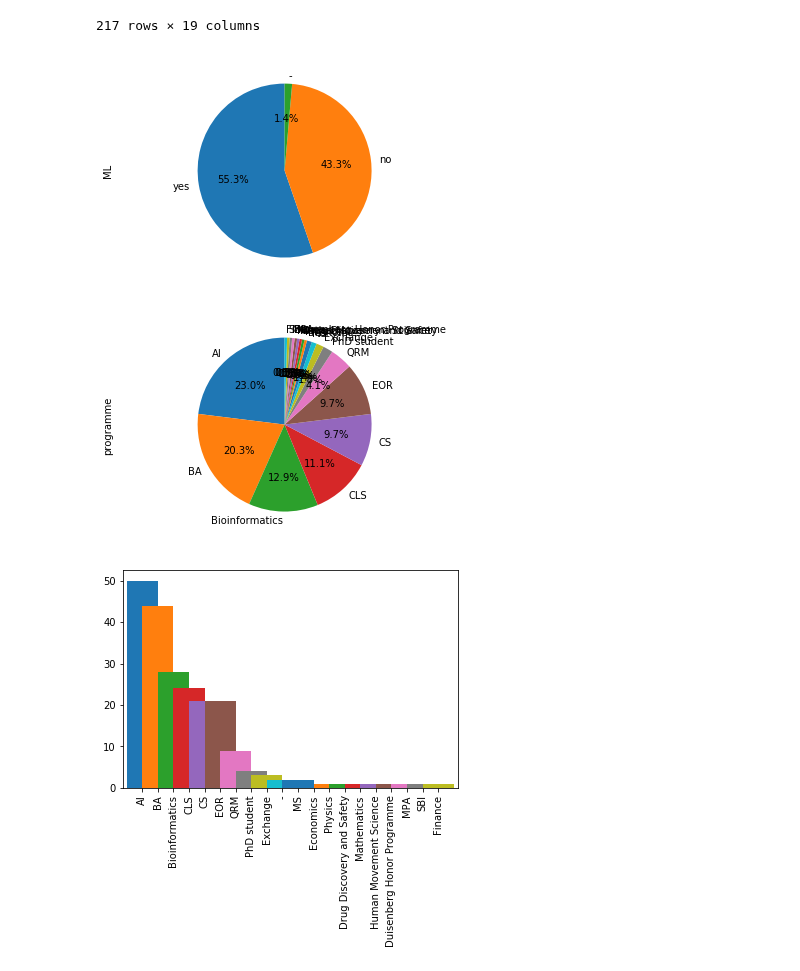
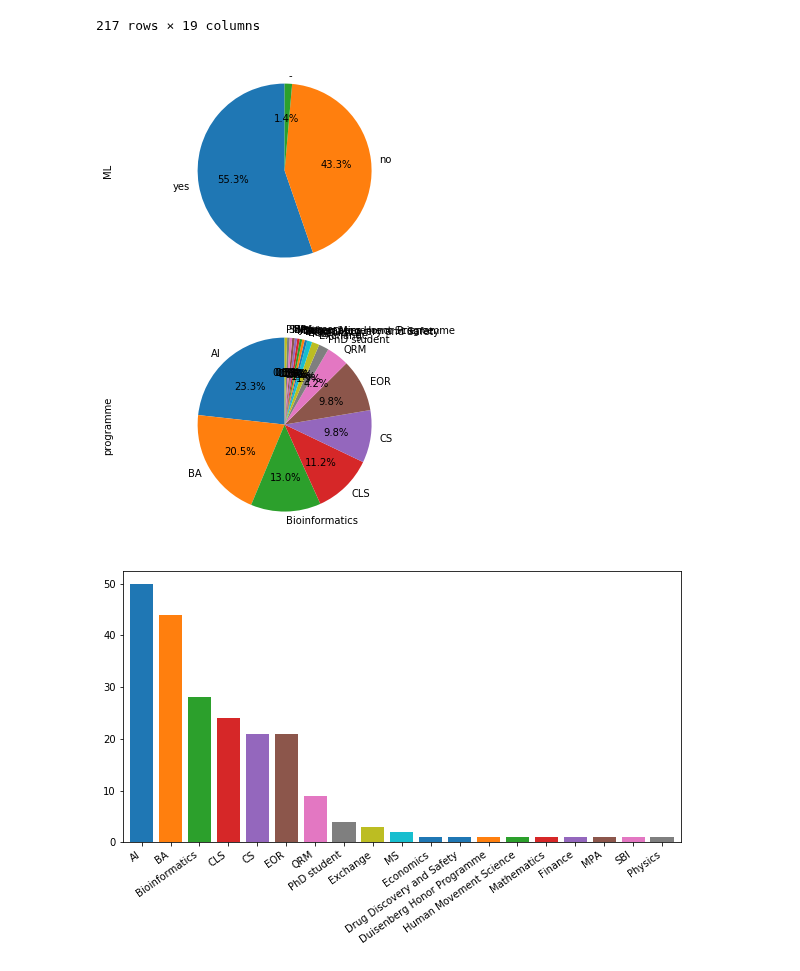
Before and after one commit to FionaLippert/DataMining, a Jupyter notebook: data_plotting.ipynb, the cells around one changed output. Saved outputs shown, nothing was run; the diff lists cells and outputs as text; code cells hidden in the pictures.

Commit message:
some plotting

```diff
--- a/data_plotting.ipynb
+++ b/data_plotting.ipynb
@@ -2,6 +2,8 @@
 import numpy as np
 import matplotlib.pyplot as plt
 import pandas as pd
+# %%
+missing_data = '-'
 # %%
 db = pd.read_csv('ODI-2018_clean.csv')
 db
@@ -25,27 +27,23 @@ db
 | 216 | 4/5/2018 18:04:54 | BA | yes | yes | yes | yes | male | fat | 3 | no | ... |
 217 rows × 19 columns
 # %%
-#plt.figure(figsize=(16,8))
-# plot chart
-#ax1 = plt.subplot(121, aspect='equal')
-
-#db.plot(kind='pie', y = 'ML', ax=ax1, autopct='%1.1f%%',
-# startangle=90, shadow=True, legend = False, fontsize=14)
 plt.figure()
 plt.axis("equal")
 db['ML'].value_counts().plot(kind='pie', autopct='%1.1f%%', startangle=90, shadow=False, legend=False)
 plt.show()
 
+programmes = db.programme[db.programme != missing_data]
+
 plt.figure()
 plt.axis("equal")
-db['programme'].value_counts().plot(kind='pie', autopct='%1.1f%%', startangle=90, shadow=False, legend=False)
+programmes.value_counts().plot(kind='pie', autopct='%1.1f%%', startangle=90, shadow=False, legend=False)
 plt.show()
 
-plt.figure()
-#plt.axis("equal")
-db['programme'].value_counts().plot(kind='bar', width=2)
+plt.figure(figsize=(10,5))
+ax = programmes.value_counts().plot(kind='bar', width=0.8)
+plt.xticks(ax.get_xticks(), rotation=35, ha='right')
 plt.show()
 # %% [output]
 [figure]
-[figure, old version]
+[figure, new version]
-[figure, old version]
+[figure, new version]
```
Also changed, not shown: parts of 2 cells of this notebook.
